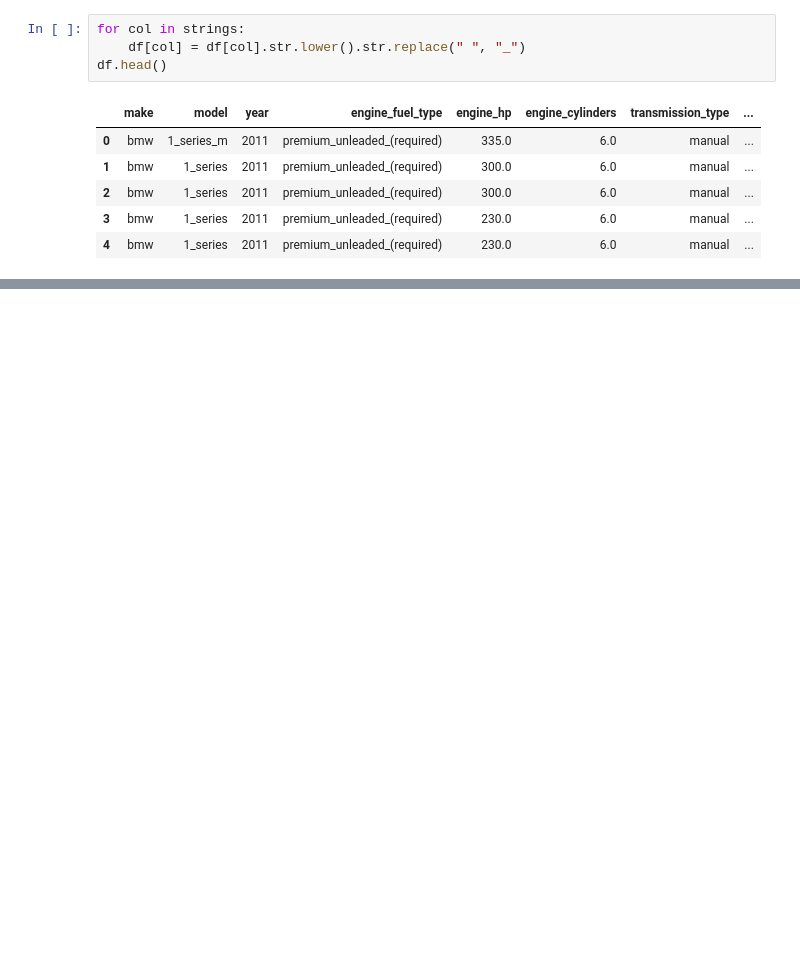
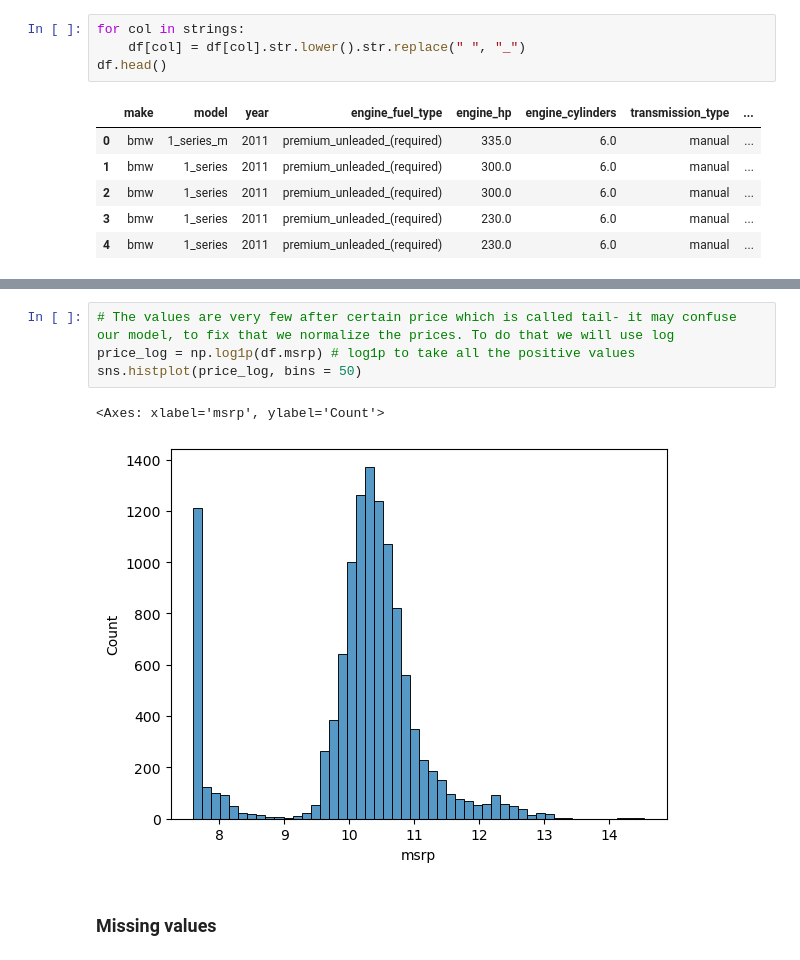
Before and after one commit to TheManuAi/ML-Zoomcamp, a Jupyter notebook: Week2 - Regression/ML-for-regression.ipynb, the cells around one changed output, grey strips where cells are left out. Saved outputs shown, nothing was run; the diff lists cells and outputs as text; blank space fills up the shorter version.

```diff
--- a/Week2 - Regression/ML-for-regression.ipynb
+++ b/Week2 - Regression/ML-for-regression.ipynb
@@ -34,0 +116,9 @@ df.head()
+# %%
+# The values are very few after certain price which is called tail- it may confuse our model, to fix that we normalize the prices. To do that we will use log
+price_log = np.log1p(df.msrp) # log1p to take all the positive values
+sns.histplot(price_log, bins = 50)
+# %% [output]
+<Axes: xlabel='msrp', ylabel='Count'>
+[figure, added]
+# %% [markdown]
+### Missing values
```
Also changed, not shown: parts of 11 cells of this notebook, 1 other file.
